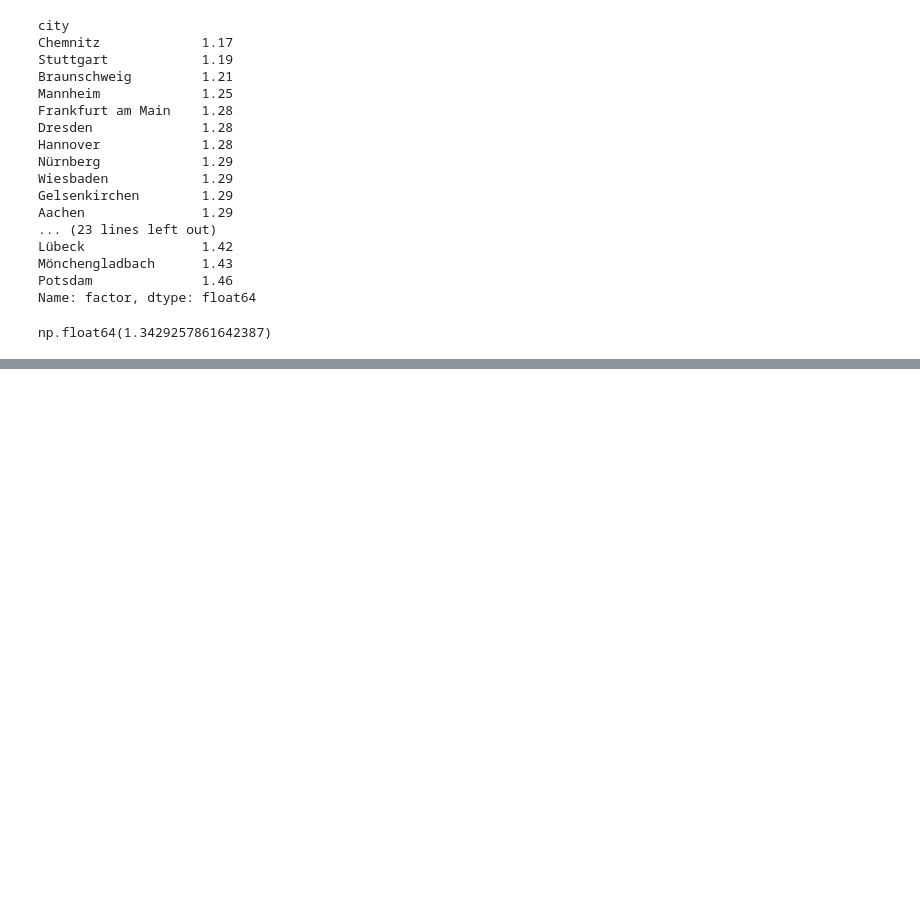
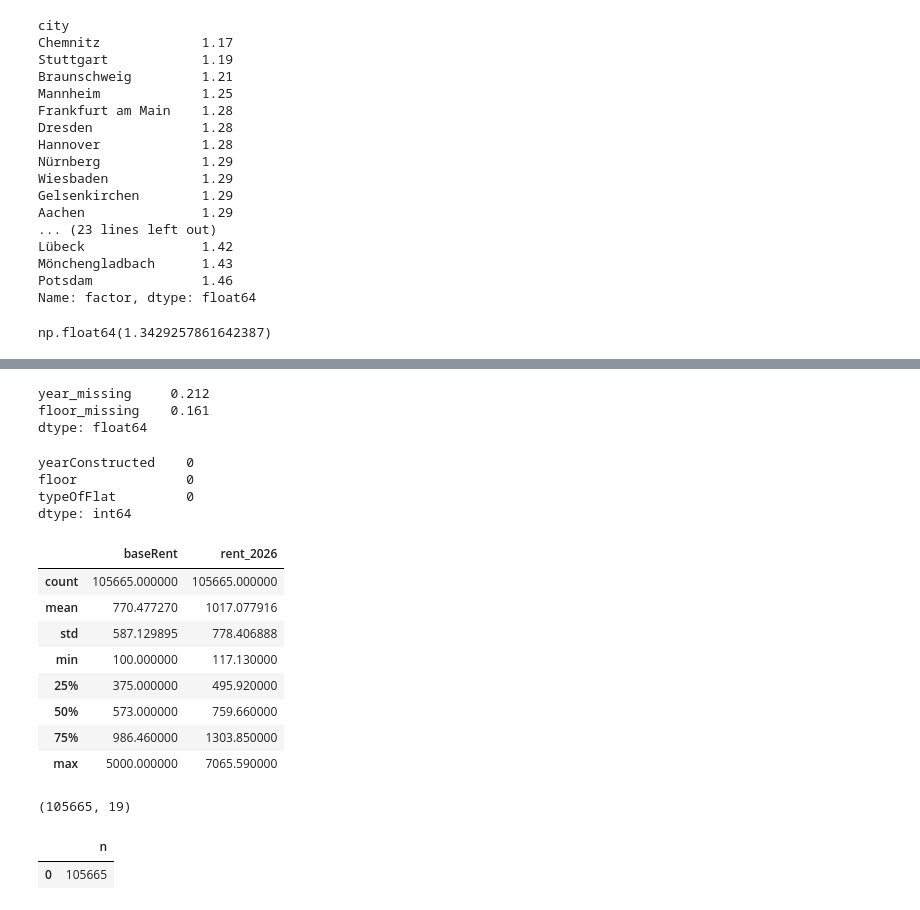
Before and after one commit to mohamed09012003/german_rent_predictor, a Jupyter notebook: notebooks/01_exploration.ipynb, the cells around one changed output, grey strips where cells are left out. Saved outputs shown, nothing was run; the diff lists cells and outputs as text; code cells hidden in the pictures; blank space fills up the shorter version.

```diff
--- a/notebooks/01_exploration.ipynb
+++ b/notebooks/01_exploration.ipynb
@@ -296,0 +374,52 @@ np.float64(1.3429257861642387)
+# %%
+clean.loc[(clean.yearConstructed < 1800) | (clean.yearConstructed > 2022), "yearConstructed"] = None
+clean.loc[clean.floor > 30, "floor"] = None
+
+clean["year_missing"] = clean["yearConstructed"].isna()
+clean["floor_missing"] = clean["floor"].isna()
+clean[["year_missing", "floor_missing"]].mean().round(3)
+# %% [output]
+year_missing     0.212
+floor_missing    0.161
+dtype: float64
+# %%
+clean["yearConstructed"] = clean["yearConstructed"].fillna(clean["yearConstructed"].median())
+clean["floor"] = clean["floor"].fillna(clean["floor"].median())
+clean["typeOfFlat"] = clean["typeOfFlat"].fillna("unknown")
+clean[["yearConstructed", "floor", "typeOfFlat"]].isna().sum()
+# %% [output]
+yearConstructed    0
+floor              0
+typeOfFlat         0
+dtype: int64
+# %%
+clean["rent_2026"] = (clean["baseRent"] * clean["factor"]).round(2)
+clean[["baseRent", "rent_2026"]].describe()
+# %% [output]
+|  | baseRent | rent_2026 |
+| count | 105665.000000 | 105665.000000 |
+| mean | 770.477270 | 1017.077916 |
+| std | 587.129895 | 778.406888 |
+| min | 100.000000 | 117.130000 |
+| 25% | 375.000000 | 495.920000 |
+| 50% | 573.000000 | 759.660000 |
+| 75% | 986.460000 | 1303.850000 |
+| max | 5000.000000 | 7065.590000 |
+# %%
+cols = ["city", "regio1", "date", "livingSpace", "noRooms", "yearConstructed", "floor",
+        "balcony", "hasKitchen", "lift", "garden", "cellar", "newlyConst", "typeOfFlat",
+        "year_missing", "floor_missing", "baseRent", "factor", "rent_2026"]
+final = clean[cols].copy()
+final.shape
+# %% [output]
+(105665, 19)
+# %%
+import sqlite3
+Path("../data/processed").mkdir(parents=True, exist_ok=True)
+
+con = sqlite3.connect("../data/processed/rent.db")
+final.to_sql("listings", con, if_exists="replace", index=False)
+pd.read_sql("SELECT COUNT(*) AS n FROM listings", con)
+# %% [output]
+|  | n |
+| 0 | 105665 |
```
Also changed, not shown: parts of 8 cells of this notebook.
